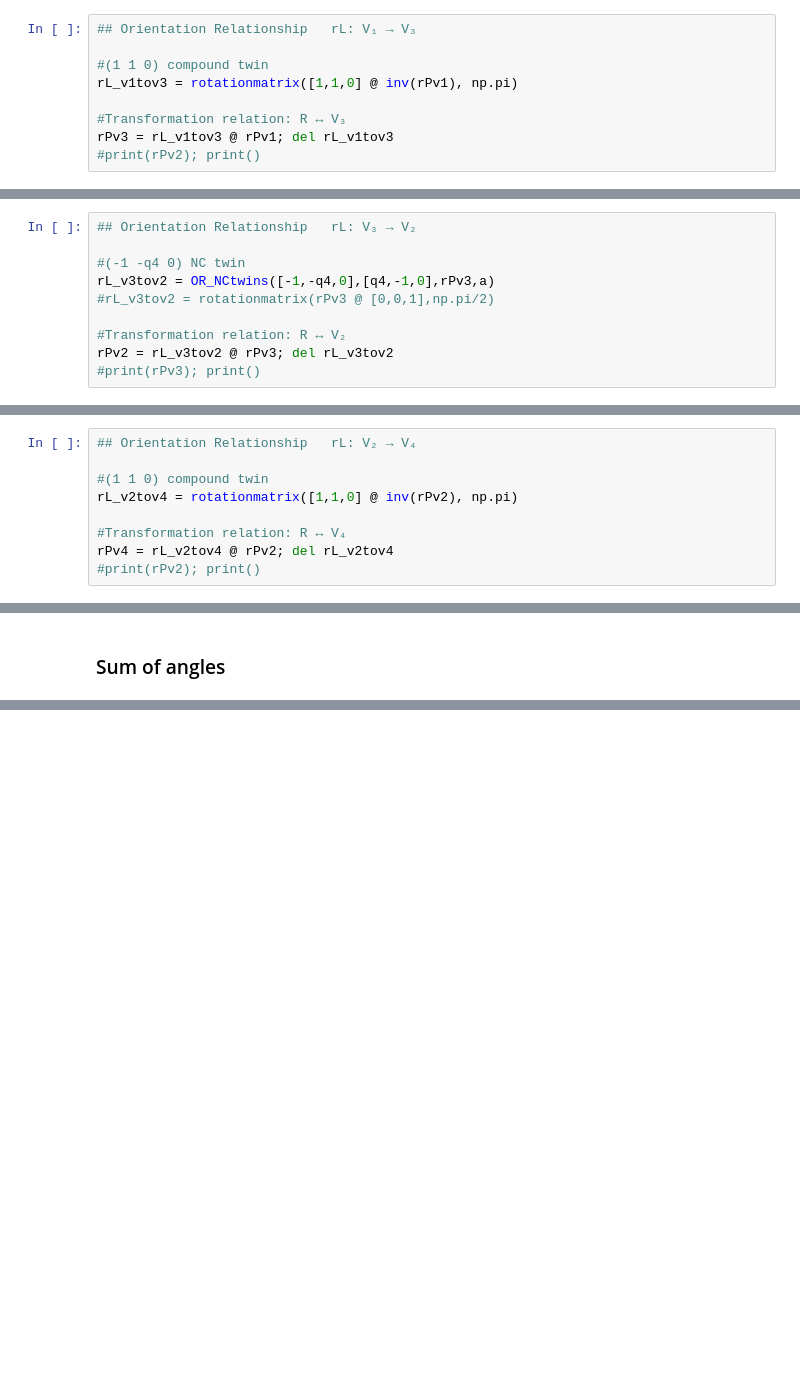
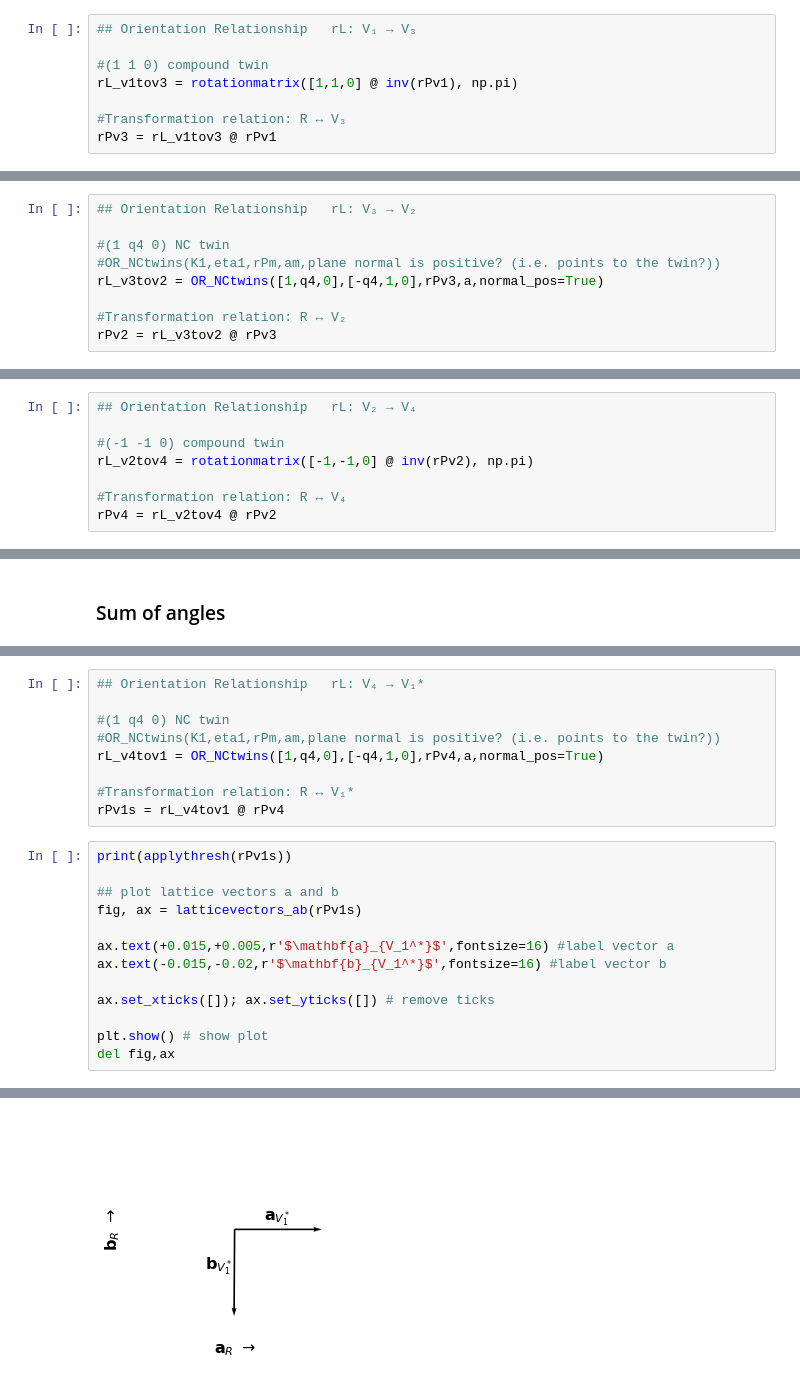
Before and after one commit to bkkarki21/Non-Classical-Twin-Boundaries, a Jupyter notebook: QLJ_DisclinationCharacter.ipynb, the cells around one changed output, grey strips where cells are left out. Saved outputs shown, nothing was run; the diff lists cells and outputs as text; blank space fills up the shorter version.

```diff
--- a/QLJ_Angles.ipynb
+++ b/QLJ_DisclinationCharacter.ipynb
@@ -81,8 +83,7 @@ Orientation relationship
 rL_v1tov3 = rotationmatrix([1,1,0] @ inv(rPv1), np.pi)
 
 #Transformation relation: R ↔ V₃
-rPv3 = rL_v1tov3 @ rPv1; del rL_v1tov3
-#print(rPv2); print()
+rPv3 = rL_v1tov3 @ rPv1
 # %% [markdown]
 $V_3$ lattice vectors: $\boldsymbol{a}$ and $\boldsymbol{b}$
 # %%
@@ -122,13 +123,12 @@ Orientation relationship
 # %%
 ## Orientation Relationship   rL: V₃ → V₂
 
-#(-1 -q4 0) NC twin
-rL_v3tov2 = OR_NCtwins([-1,-q4,0],[q4,-1,0],rPv3,a)
-#rL_v3tov2 = rotationmatrix(rPv3 @ [0,0,1],np.pi/2)
+#(1 q4 0) NC twin
+#OR_NCtwins(K1,eta1,rPm,am,plane normal is positive? (i.e. points to the twin?))
+rL_v3tov2 = OR_NCtwins([1,q4,0],[-q4,1,0],rPv3,a,normal_pos=True)
 
 #Transformation relation: R ↔ V₂
-rPv2 = rL_v3tov2 @ rPv3; del rL_v3tov2
-#print(rPv3); print()
+rPv2 = rL_v3tov2 @ rPv3
 # %% [markdown]
 $V_2$ lattice vectors: $\boldsymbol{a}$ and $\boldsymbol{b}$
 # %%
@@ -168,12 +168,11 @@ Orientation relationship
 # %%
 ## Orientation Relationship   rL: V₂ → V₄
 
-#(1 1 0) compound twin
-rL_v2tov4 = rotationmatrix([1,1,0] @ inv(rPv2), np.pi)
+#(-1 -1 0) compound twin
+rL_v2tov4 = rotationmatrix([-1,-1,0] @ inv(rPv2), np.pi)
 
 #Transformation relation: R ↔ V₄
-rPv4 = rL_v2tov4 @ rPv2; del rL_v2tov4
-#print(rPv2); print()
+rPv4 = rL_v2tov4 @ rPv2
 # %% [markdown]
 $V_2$ lattice vectors: $\boldsymbol{a}$ and $\boldsymbol{b}$
 # %%
@@ -217,0 +231,23 @@ disclination angle: 0.0000 degrees
+# %%
+## Orientation Relationship   rL: V₄ → V₁*
+
+#(1 q4 0) NC twin
+#OR_NCtwins(K1,eta1,rPm,am,plane normal is positive? (i.e. points to the twin?))
+rL_v4tov1 = OR_NCtwins([1,q4,0],[-q4,1,0],rPv4,a,normal_pos=True)
+
+#Transformation relation: R ↔ V₁*
+rPv1s = rL_v4tov1 @ rPv4
+# %%
+print(applythresh(rPv1s))
+
+## plot lattice vectors a and b
+fig, ax = latticevectors_ab(rPv1s)
+
+ax.text(+0.015,+0.005,r'$\mathbf{a}_{V_1^*}$',fontsize=16) #label vector a
+ax.text(-0.015,-0.02,r'$\mathbf{b}_{V_1^*}$',fontsize=16) #label vector b
+
+ax.set_xticks([]); ax.set_yticks([]) # remove ticks
+
+plt.show() # show plot
+del fig,ax
+# %% [output]
@@ -217,0 +257 @@ disclination angle: 0.0000 degrees
+[figure, added]
```
Also changed, not shown: parts of 24 cells of this notebook.
